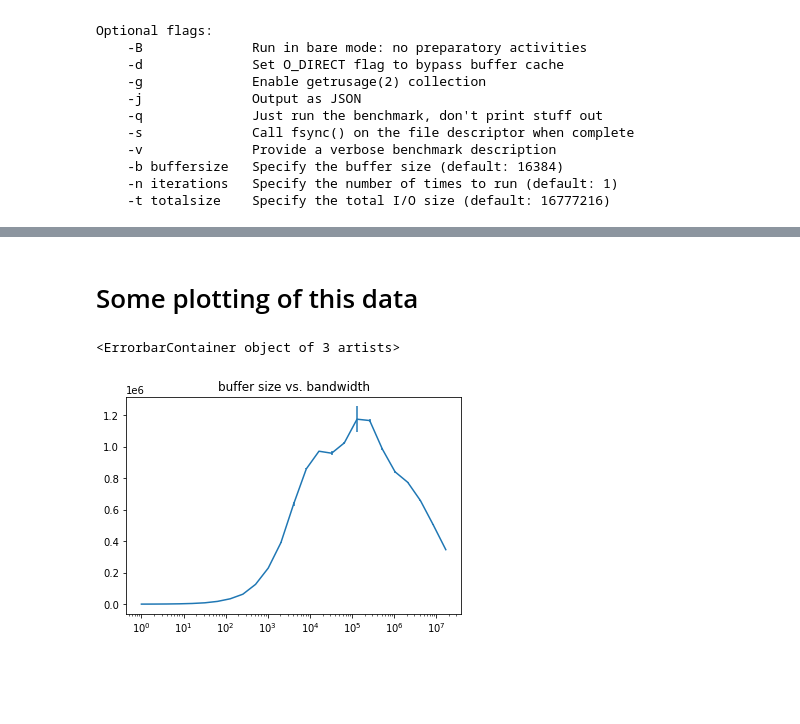
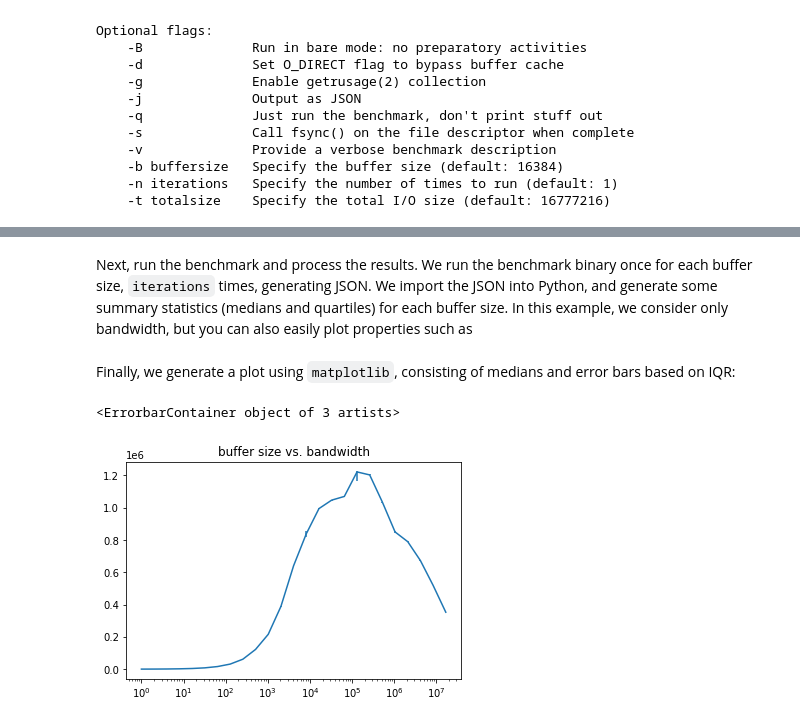
Before and after one commit to teachbsd/cambridge-l41-aos-labs, a Jupyter notebook: 2020-2021/Laboratories/2020-2021-l41-lab1.ipynb, the cells around one changed output, grey strips where cells are left out. Saved outputs shown, nothing was run; the diff lists cells and outputs as text; code cells hidden in the pictures; blank space fills up the shorter version.

```diff
--- a/2020-2021/Laboratories/2020-2021-l41-lab1.ipynb
+++ b/2020-2021/Laboratories/2020-2021-l41-lab1.ipynb
@@ -59,31 +85,43 @@ for blocksize in [2**v for v in range(25)]:
+# %% [markdown]
+Next, run the benchmark and process the results. We run the benchmark binary once for each buffer size, `iterations` times, generating JSON. We import the JSON into Python, and generate some summary statistics (medians and quartiles) for each buffer size. In this example, we consider only bandwidth, but you can also easily plot properties such as
 # %%
+benchmark_strings = {}
+for blocksize in [2**v for v in range(25)]:
+    output = !io/io-dynamic -b $blocksize -j -n $iterations -r -v iofile
+    benchmark_strings[blocksize] = ' '.join(output)
+
 bw_samples = {}       # Arrays of bandwidth samples indexed by block size
 medians = {}          # Arrays of medians indexed by block size
 stds = {}             # Arrays of standard deviations indexed by block size
+q3s = {}              # Arrays of third quartiles
+q1s = {}              # Arrays of first quartiles
 
 for blocksize in [2**v for v in range(25)]:
     j = json.loads(benchmark_strings[blocksize])
     samples = list(j["benchmark_samples"])
     bw_samples[blocksize] = list([x["bandwidth"] for x in samples])
     medians[blocksize] = np.median(bw_samples[blocksize])
-    stds[blocksize] = np.std(bw_samples[blocksize])
+    q1s[blocksize] = medians[blocksize] - np.quantile(bw_samples[blocksize], 0.25)
+    q3s[blocksize] = np.quantile(bw_samples[blocksize], 0.75) - medians[blocksize]
-# %% [markdown]
-# Some plotting of this data
+# %% [markdown]
+Finally, we generate a plot using `matplotlib`, consisting of medians and error bars based on IQR:
 # %%
-fig1, ax1 = plt.subplots()
-ax1.set_title("buffer size vs. bandwidth")
+fig1, ax = plt.subplots()
+ax.set_title("buffer size vs. bandwidth")
 
 x_coords = []
 y_coords = []
-errs = []
+low_errs = []
+high_errs = []
 
 for x in [2**v for v in range(25)]:
     x_coords.append(x)
     y_coords.append(medians[x])
-    errs.append(stds[x])
+    low_errs.append(q1s[x])
+    high_errs.append(q3s[x])
 
-ax1.set_xscale("log")
-ax1.errorbar(x_coords, y_coords, errs)
+ax.set_xscale("log")
+ax.errorbar(x_coords, y_coords, [low_errs, high_errs])
 # %% [output]
 <ErrorbarContainer object of 3 artists>
-[figure, old version]
+[figure, new version]
```
Also changed, not shown: parts of 22 cells of this notebook, 2 other files.
